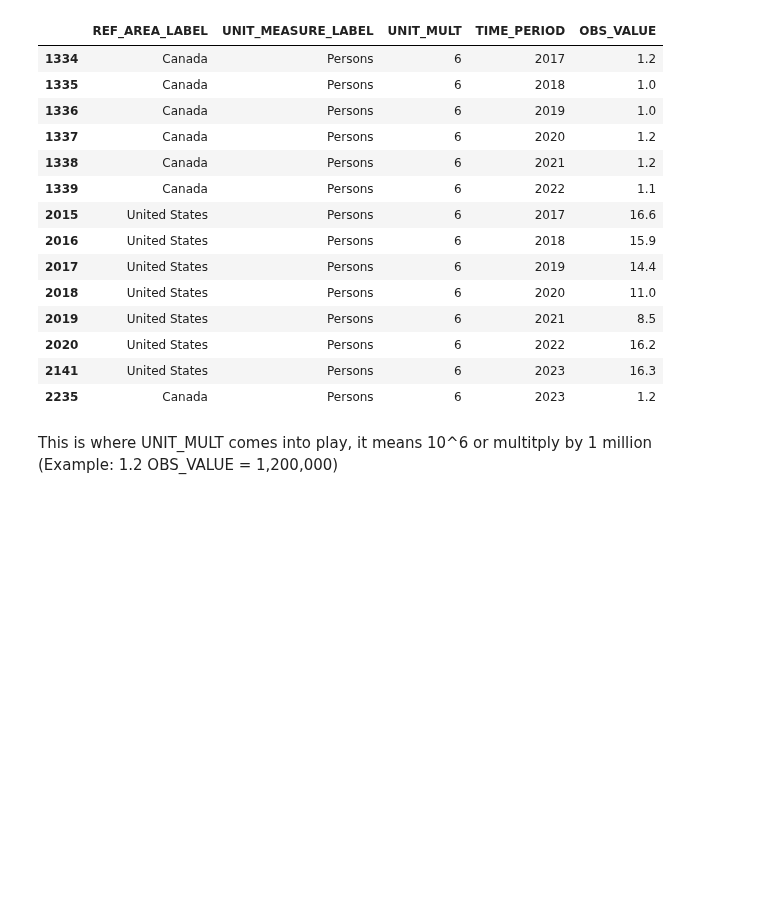
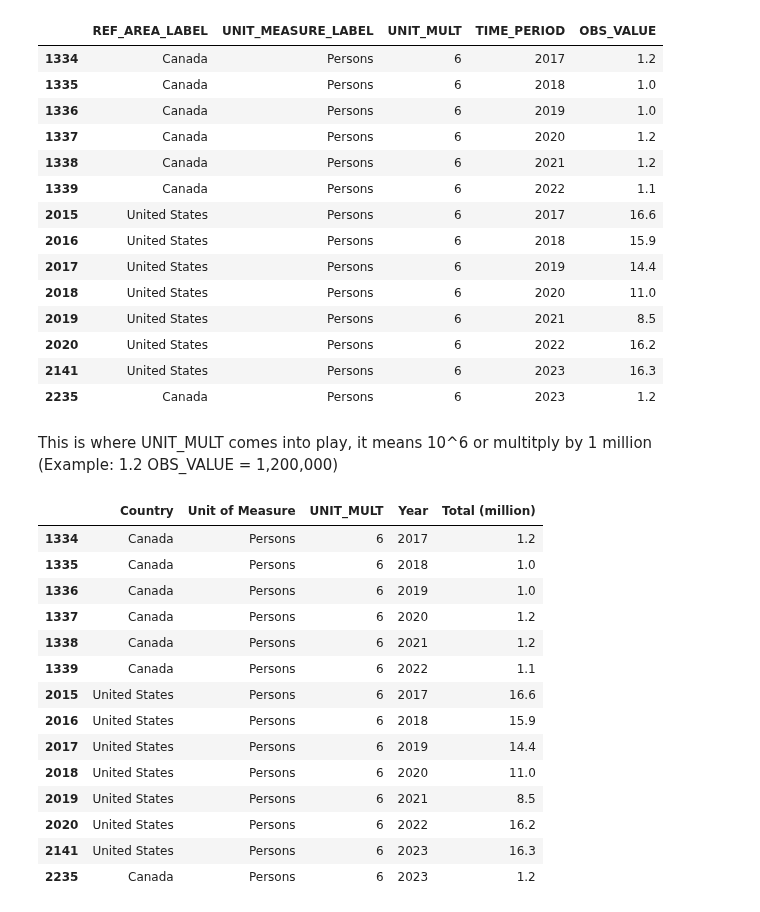
Before and after one commit to nickbartram/climate_agriculture_impact, a Jupyter notebook: healthy_diet.ipynb, the cells around one changed output. Saved outputs shown, nothing was run; the diff lists cells and outputs as text; code cells hidden in the pictures; blank space fills up the shorter version.

Commit message:
healthy diet dataset rough complete

```diff
--- a/healthy_diet.ipynb
+++ b/healthy_diet.ipynb
@@ -149,3 +151,29 @@ diet_persons_df
 | 2235 | Canada | Persons | 6 | 2023 | 1.2 |
 # %% [markdown]
 This is where UNIT_MULT comes into play, it means 10^6 or multitply by 1 million (Example: 1.2 OBS_VALUE = 1,200,000)
+# %%
+# Rename columns
+diet_persons_df = diet_persons_df.rename(columns={
+    "REF_AREA_LABEL": "Country",
+    "UNIT_MEASURE_LABEL": "Unit of Measure",
+    "TIME_PERIOD": "Year",
+    "OBS_VALUE": "Total (million)"
+})
+
+diet_persons_df
+# %% [output]
+|  | Country | Unit of Measure | UNIT_MULT | Year | Total (million) |
+| 1334 | Canada | Persons | 6 | 2017 | 1.2 |
+| 1335 | Canada | Persons | 6 | 2018 | 1.0 |
+| 1336 | Canada | Persons | 6 | 2019 | 1.0 |
+| 1337 | Canada | Persons | 6 | 2020 | 1.2 |
+| 1338 | Canada | Persons | 6 | 2021 | 1.2 |
+| 1339 | Canada | Persons | 6 | 2022 | 1.1 |
+| 2015 | United States | Persons | 6 | 2017 | 16.6 |
+| 2016 | United States | Persons | 6 | 2018 | 15.9 |
+| 2017 | United States | Persons | 6 | 2019 | 14.4 |
+| 2018 | United States | Persons | 6 | 2020 | 11.0 |
+| 2019 | United States | Persons | 6 | 2021 | 8.5 |
+| 2020 | United States | Persons | 6 | 2022 | 16.2 |
+| 2141 | United States | Persons | 6 | 2023 | 16.3 |
+| 2235 | Canada | Persons | 6 | 2023 | 1.2 |
```
Also changed, not shown: parts of 9 cells of this notebook.
